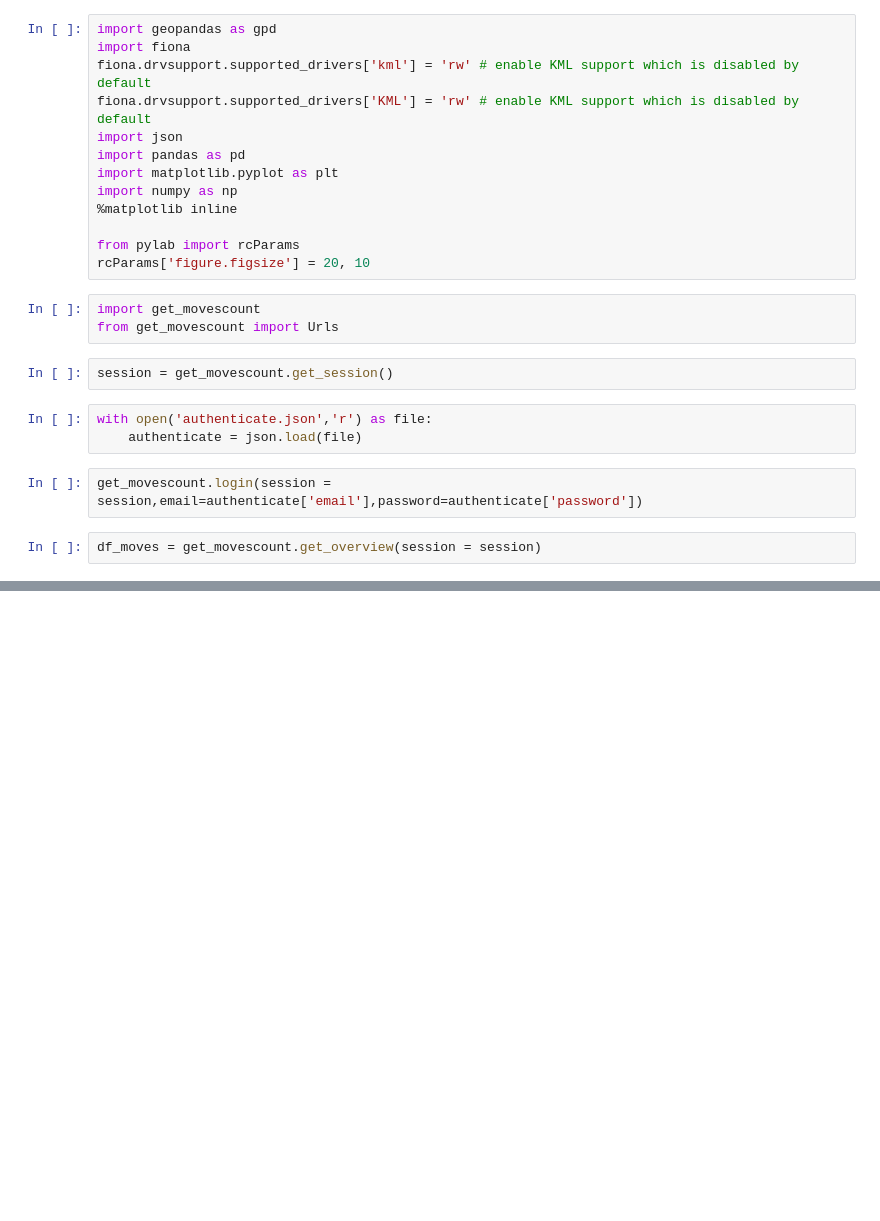
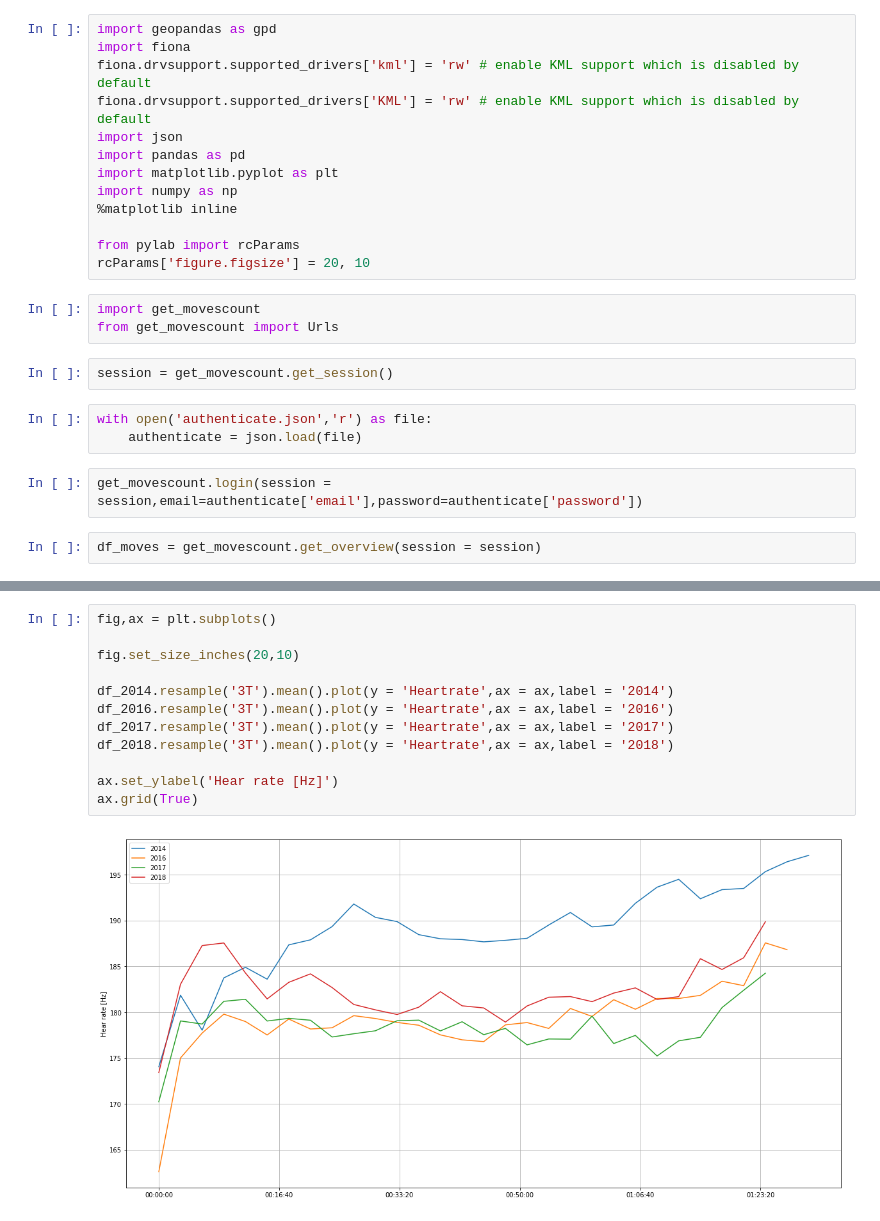
Before and after one commit to martinlarsalbert/varvet, a Jupyter notebook: varvet.ipynb, the cells around one changed output, grey strips where cells are left out. Cells and saved outputs as stored; diff of their text form; blank space fills up the shorter version.

```diff
--- a/varvet.ipynb
+++ b/varvet.ipynb
@@ -41,0 +92,14 @@ df = get_movescount.get_move(session=session,move = move)
+# %%
+fig,ax = plt.subplots()
+
+fig.set_size_inches(20,10)
+
+df_2014.resample('3T').mean().plot(y = 'Heartrate',ax = ax,label = '2014')
+df_2016.resample('3T').mean().plot(y = 'Heartrate',ax = ax,label = '2016')
+df_2017.resample('3T').mean().plot(y = 'Heartrate',ax = ax,label = '2017')
+df_2018.resample('3T').mean().plot(y = 'Heartrate',ax = ax,label = '2018')
+
+ax.set_ylabel('Hear rate [Hz]')
+ax.grid(True)
+# %% [output]
+[figure, added]
```
Also changed, not shown: parts of 12 cells of this notebook, 1 other file.
